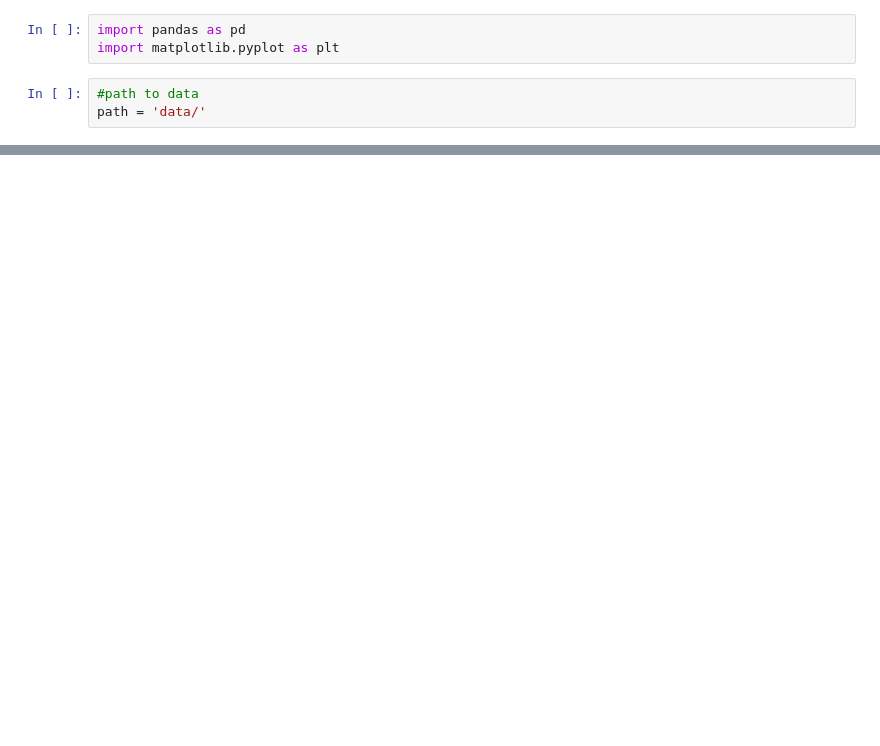
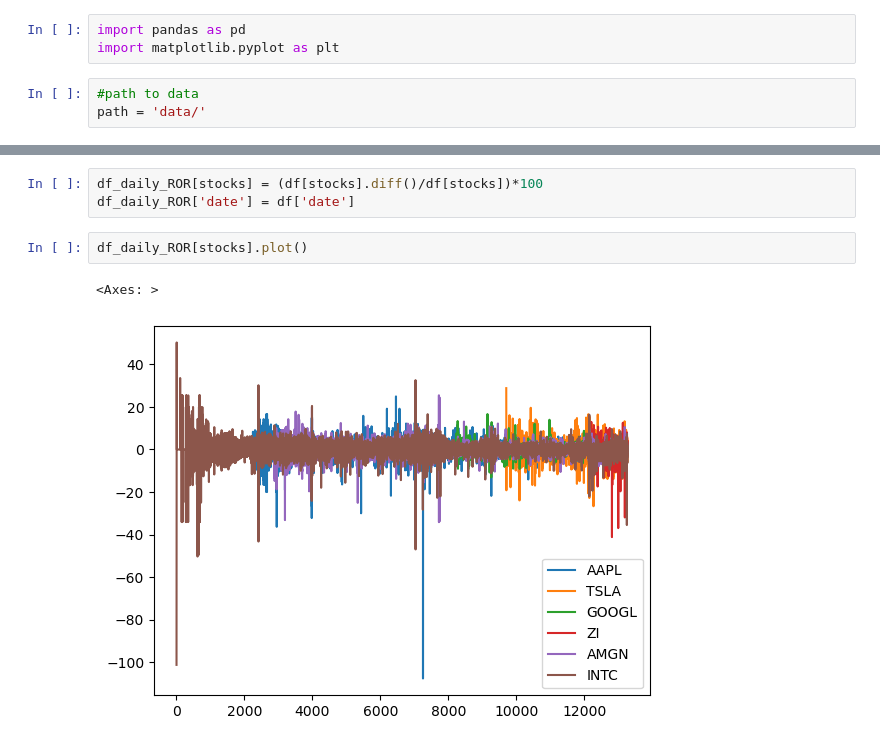
Before and after one commit to aleemkirk/Portfolio-Risk-Analysis, a Jupyter notebook: code.ipynb, the cells around one changed output, grey strips where cells are left out. Saved outputs shown, nothing was run; the diff lists cells and outputs as text; blank space fills up the shorter version.

Commit message:
compute daily rate of return

```diff
--- a/code.ipynb
+++ b/code.ipynb
@@ -54,0 +57,8 @@ df[stocks].plot()
+# %%
+df_daily_ROR[stocks] = (df[stocks].diff()/df[stocks])*100
+df_daily_ROR['date'] = df['date']
+# %%
+df_daily_ROR[stocks].plot()
+# %% [output]
+<Axes: >
+[figure, added]
```
Also changed, not shown: parts of 5 cells of this notebook.
